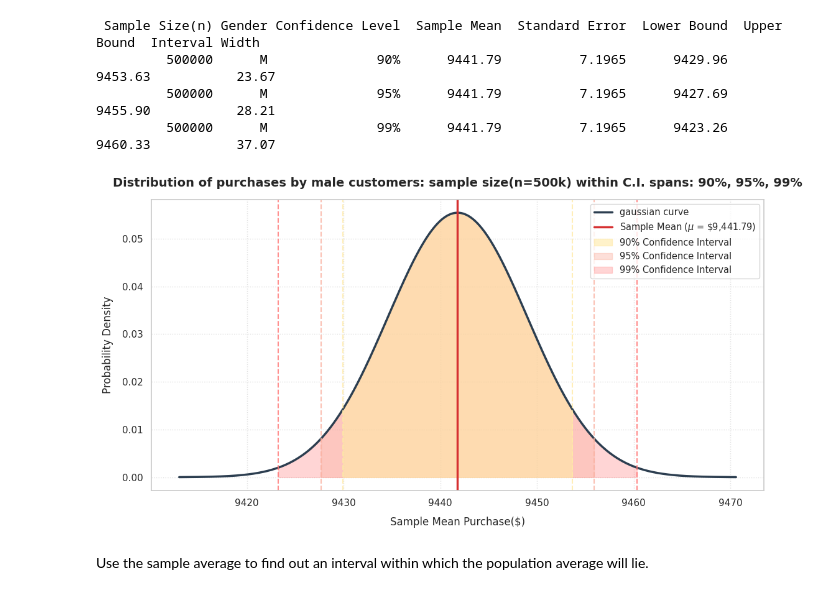
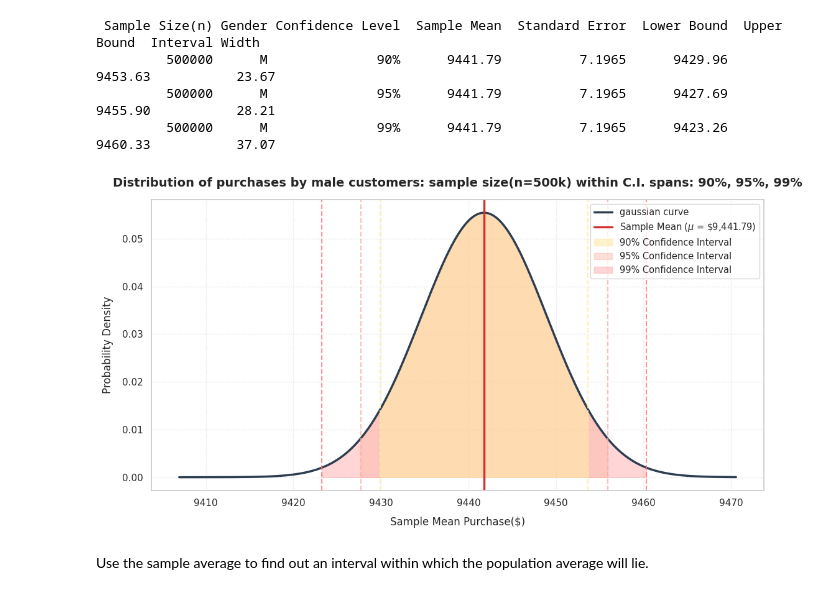
Before and after one commit to RichaGaharwar/Walmart---Confidence-Interval-CLT, a Jupyter notebook: Walmart_Confidence_Interval_&_CLT.ipynb, the cells around one changed output. Drawn from its saved outputs; the diff is of its cells as text; code cells hidden in the pictures.

```diff
--- a/Walmart_Confidence_Interval_&_CLT.ipynb
+++ b/Walmart_Confidence_Interval_&_CLT.ipynb
@@ -1013,10 +1013,10 @@ if f_results.empty:
     print(f"No data found for Sample Size(n) = {sample_size_to_plot} and Gender = 'M'. Please choose an available sample size.")
 else:
     sample_mean = f_results['Sample Mean'].values[0]
-    sem = f_results['Standard Error'].values[0]
+    std_err = f_results['Standard Error'].values[0]
 
-    x = np.linspace(sample_mean - 4 * sem, sample_mean + 4 * sem, 1000)
-    y = stats.norm.pdf(x, sample_mean, sem)
+    x = np.linspace(sample_mean - 4 * std_err, sample_mean + 4 * std_err, 1000)
+    y = stats.norm.pdf(x, sample_mean, std_err)
 
     ax.plot(x, y, color='#2c3e50', lw=2.5, label = 'gaussian curve')
 
@@ -1026,12 +1026,12 @@ else:
 
     for cl, color, alpha in zip(intervals, colors, alphas):
         z_critical = stats.norm.ppf((1 + cl) / 2)
-        moe = z_critical * sem
+        moe = z_critical * std_err
         lower = sample_mean - moe
         upper = sample_mean + moe
 
         x_fill = np.linspace(lower, upper, 500)
-        y_fill = stats.norm.pdf(x_fill, sample_mean, sem)
+        y_fill = stats.norm.pdf(x_fill, sample_mean, std_err)
 
         ax.fill_between(x_fill, y_fill, color=color, alpha=alpha,
                         label=f'{int(cl*100)}% Confidence Interval')
@@ -1071,12 +1071,13 @@ for n in sample_sizes:
 
         sample_mean = sample.mean()
         sample_std = sample.std()
-        sem = sample_std / np.sqrt(n)
+        std_err = sample_std / np.sqrt(n)
 
         for cl in confidence_levels:
 
             z_critical = stats.norm.ppf((1 + cl) / 2)
-            margin_of_error = z_critical * sem
+            margin_of_error = z_critical * std_err
+
 
             lower_bound = sample_mean - margin_of_error
             upper_bound = sample_mean + margin_of_error
@@ -1087,7 +1088,7 @@ for n in sample_sizes:
                 'Gender': gender,
                 'Confidence Level': f"{int(cl*100)}%",
                 'Sample Mean': round(sample_mean, 2),
-                'Standard Error': round(sem, 4),
+                'Standard Error': round(std_err, 4),
                 'Lower Bound': round(lower_bound, 2),
                 'Upper Bound': round(upper_bound, 2),
                 'Interval Width': round(interval_width, 2)
@@ -1115,10 +1116,10 @@ if f_results.empty:
     print(f"No data found for Sample Size(n) = {sample_size_to_plot} and Gender = 'M'. Please choose an available sample size.")
 else:
     sample_mean = f_results['Sample Mean'].values[0]
-    sem = f_results['Standard Error'].values[0]
+    std_err = f_results['Standard Error'].values[0]
 
-    x = np.linspace(sample_mean - 4 * sem, sample_mean + 4 * sem, 1000)
-    y = stats.norm.pdf(x, sample_mean, sem)
+    x = np.linspace(sample_mean - 4 * std_err, sample_mean + 4 * std_err, 1000)
+    y = stats.norm.pdf(x, sample_mean, std_err)
 
     ax.plot(x, y, color='#2c3e50', lw=2.5, label = 'gaussian curve')
 
@@ -1128,12 +1129,12 @@ else:
 
     for cl, color, alpha in zip(intervals, colors, alphas):
         z_critical = stats.norm.ppf((1 + cl) / 2)
-        moe = z_critical * sem
+        moe = z_critical * std_err
         lower = sample_mean - moe
         upper = sample_mean + moe
 
         x_fill = np.linspace(lower, upper, 500)
-        y_fill = stats.norm.pdf(x_fill, sample_mean, sem)
+        y_fill = stats.norm.pdf(x_fill, sample_mean, std_err)
 
         ax.fill_between(x_fill, y_fill, color=color, alpha=alpha,
                         label=f'{int(cl*100)}% Confidence Interval')
@@ -1173,12 +1174,12 @@ for n in sample_sizes:
 
         sample_mean = sample.mean()
         sample_std = sample.std()
-        sem = sample_std / np.sqrt(n)
+        std_err = sample_std / np.sqrt(n)
 
         for cl in confidence_levels:
 
             z_critical = stats.norm.ppf((1 + cl) / 2)
-            margin_of_error = z_critical * sem
+            margin_of_error = z_critical * std_err
 
             lower_bound = sample_mean - margin_of_error
             upper_bound = sample_mean + margin_of_error
@@ -1189,7 +1190,7 @@ for n in sample_sizes:
                 'Gender': gender,
                 'Confidence Level': f"{int(cl*100)}%",
                 'Sample Mean': round(sample_mean, 2),
-                'Standard Error': round(sem, 4),
+                'Standard Error': round(std_err, 4),
                 'Lower Bound': round(lower_bound, 2),
                 'Upper Bound': round(upper_bound, 2),
                 'Interval Width': round(interval_width, 2)
@@ -1217,10 +1218,10 @@ if f_results.empty:
     print(f"No data found for Sample Size(n) = {sample_size_to_plot} and Gender = 'M'. Please choose an available sample size.")
 else:
     sample_mean = f_results['Sample Mean'].values[0]
-    sem = f_results['Standard Error'].values[0]
+    std_err = f_results['Standard Error'].values[0]
 
-    x = np.linspace(sample_mean - 4 * sem, sample_mean + 4 * sem, 1000)
-    y = stats.norm.pdf(x, sample_mean, sem)
+    x = np.linspace(sample_mean - 4 * sem, sample_mean + 4 * std_err, 1000)
+    y = stats.norm.pdf(x, sample_mean, std_err)
 
     ax.plot(x, y, color='#2c3e50', lw=2.5, label = 'gaussian curve')
 
@@ -1230,37 +1231,38 @@ else:
 
     for cl, color, alpha in zip(intervals, colors, alphas):
         z_critical = stats.norm.ppf((1 + cl) / 2)
-        moe = z_critical * sem
+        moe = z_critical * std_err
         lower = sample_mean - moe
         upper = sample_mean + moe
 
         x_fill = np.linspace(lower, upper, 500)
-        y_fill = stats.norm.pdf(x_fill, sample_mean, sem)
+        y_fill = stats.norm.pdf(x_fill, sample_mean, std_err
+                                )
 
         ax.fill_between(x_fill, y_fill, color=color, alpha=alpha,
                         label=f'{int(cl*100)}% Confidence Interval')
 
         ax.axvline(lower, color=color, linestyle='--', lw=1.5, alpha=0.8)
         ax.axvline(upper, color=color, linestyle='--', lw=1.5, alpha=0.8)
 
     ax.axvline(sample_mean, color='#d63031', linestyle='-', lw=2.5,
                label=fr'Sample Mean ($\mu$ = \${sample_mean:,.2f})')
 
     ax.set_title(f'Distribution of purchases by male customers: sample size(n={sample_size_to_plot/1000:.0f}k) within C.I. spans: 90%, 95%, 99%',
                  fontsize=14, fontweight='bold', pad=15)
     ax.set_xlabel('Sample Mean Purchase($)', fontsize=12, labelpad=10)
     ax.set_ylabel('Probability Density', fontsize=12, labelpad=10)
     ax.grid(True, linestyle=':', alpha=0.6)
 
     handles, labels = ax.get_legend_handles_labels()
     ordered_indices = [0, 4, 3, 2, 1]
     ax.legend([handles[i] for i in ordered_indices], [labels[i] for i in ordered_indices],
               loc='upper right', fontsize=10.5, frameon=True, facecolor='white')
 
     plt.tight_layout()
     plt.show()
 # %% [output]
-[figure, old version]
+[figure, new version]
 # %% [markdown]
 Use the sample average to find out an interval within which the population average will lie.
 # %% [markdown]
```
Also changed, not shown: parts of 8 cells of this notebook.
